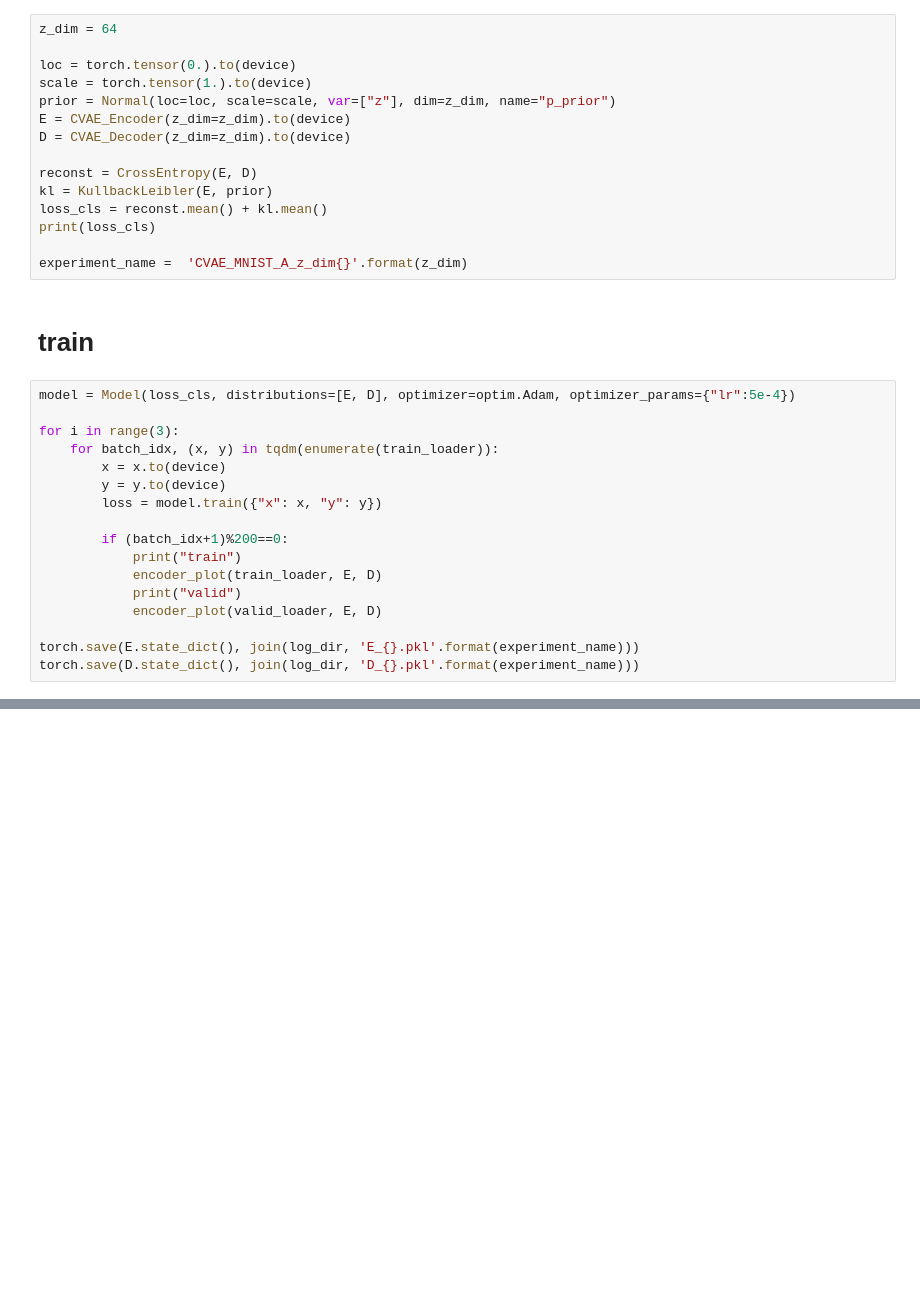
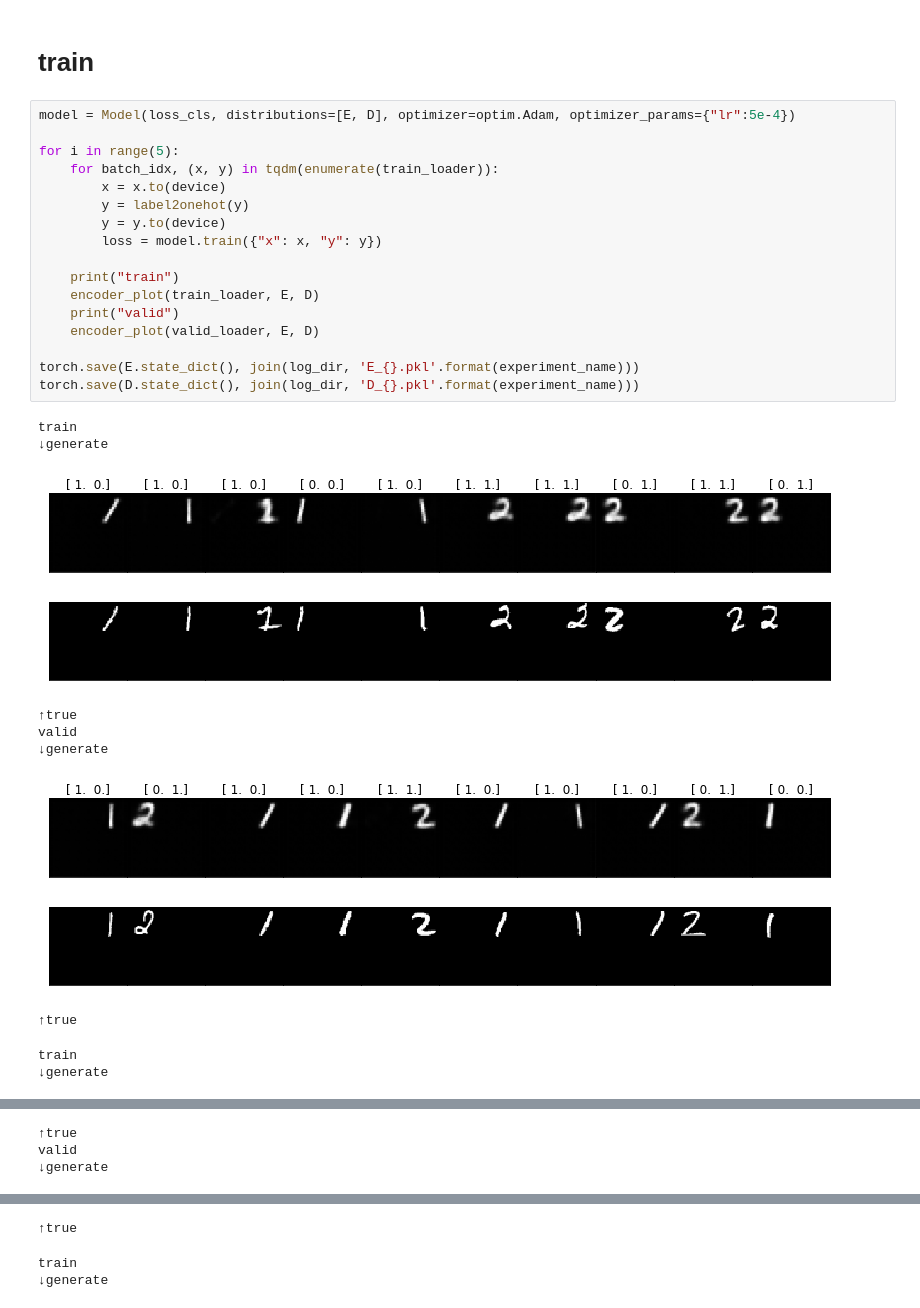
Before and after one commit to HironoOkamoto/practice_pixyz, a Jupyter notebook: JMVAE/CVAE_MNIST_A_experiment.ipynb, the cells around one changed output, grey strips where cells are left out. Saved outputs shown, nothing was run; the diff lists cells and outputs as text; blank space fills up the shorter version.

```diff
--- a/JMVAE/CVAE_MNIST_A_experiment.ipynb
+++ b/JMVAE/CVAE_MNIST_A_experiment.ipynb
@@ -58,34 +66,30 @@ classifier.eval()
-# %%
-z_dim = 64
-
-loc = torch.tensor(0.).to(device)
-scale = torch.tensor(1.).to(device)
-prior = Normal(loc=loc, scale=scale, var=["z"], dim=z_dim, name="p_prior")
-E = CVAE_Encoder(z_dim=z_dim).to(device)
-D = CVAE_Decoder(z_dim=z_dim).to(device)
-
-reconst = CrossEntropy(E, D)
-kl = KullbackLeibler(E, prior)
-loss_cls = reconst.mean() + kl.mean()
-print(loss_cls)
-
-experiment_name =  'CVAE_MNIST_A_z_dim{}'.format(z_dim)
 # %% [markdown]
 # train
 # %%
 model = Model(loss_cls, distributions=[E, D], optimizer=optim.Adam, optimizer_params={"lr":5e-4})
 
-for i in range(3):
+for i in range(5):
     for batch_idx, (x, y) in tqdm(enumerate(train_loader)):
         x = x.to(device)
+        y = label2onehot(y)
         y = y.to(device)
         loss = model.train({"x": x, "y": y})
 
-        if (batch_idx+1)%200==0:
-            print("train")
-            encoder_plot(train_loader, E, D)
-            print("valid")
-            encoder_plot(valid_loader, E, D)
+    print("train")
+    encoder_plot(train_loader, E, D)
+    print("valid")
+    encoder_plot(valid_loader, E, D)
 
 torch.save(E.state_dict(), join(log_dir, 'E_{}.pkl'.format(experiment_name)))
 torch.save(D.state_dict(), join(log_dir, 'D_{}.pkl'.format(experiment_name)))
+# %% [output]
+train
+↓generate
+[figure, added]
+↑true
+valid
+↓generate
+[figure, added]
+↑true
+train
+↓generate
@@ -91,0 +97,3 @@ torch.save(D.state_dict(), join(log_dir, 'D_{}.pkl'.format(experiment_name)))
+↑true
+valid
+↓generate
@@ -91,0 +101,3 @@ torch.save(D.state_dict(), join(log_dir, 'D_{}.pkl'.format(experiment_name)))
+↑true
+train
+↓generate
```
Also changed, not shown: parts of 10 cells of this notebook, 7 other files.
